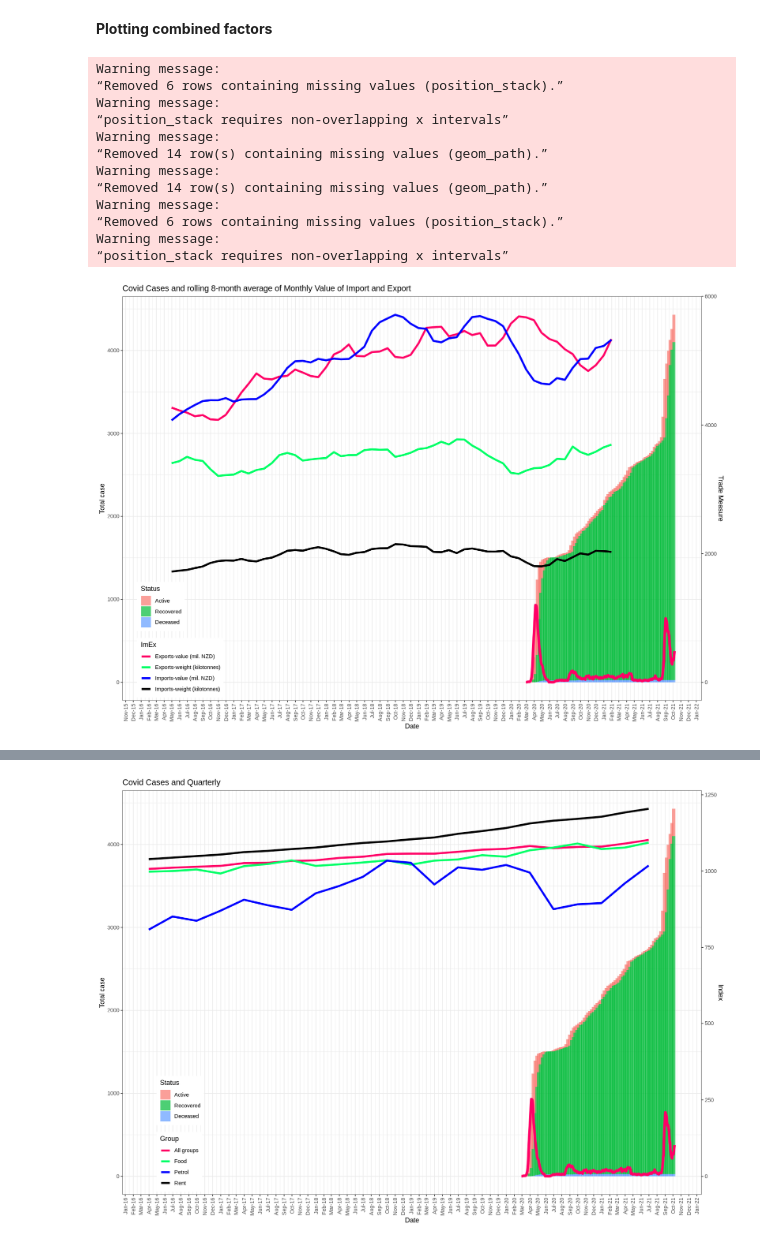
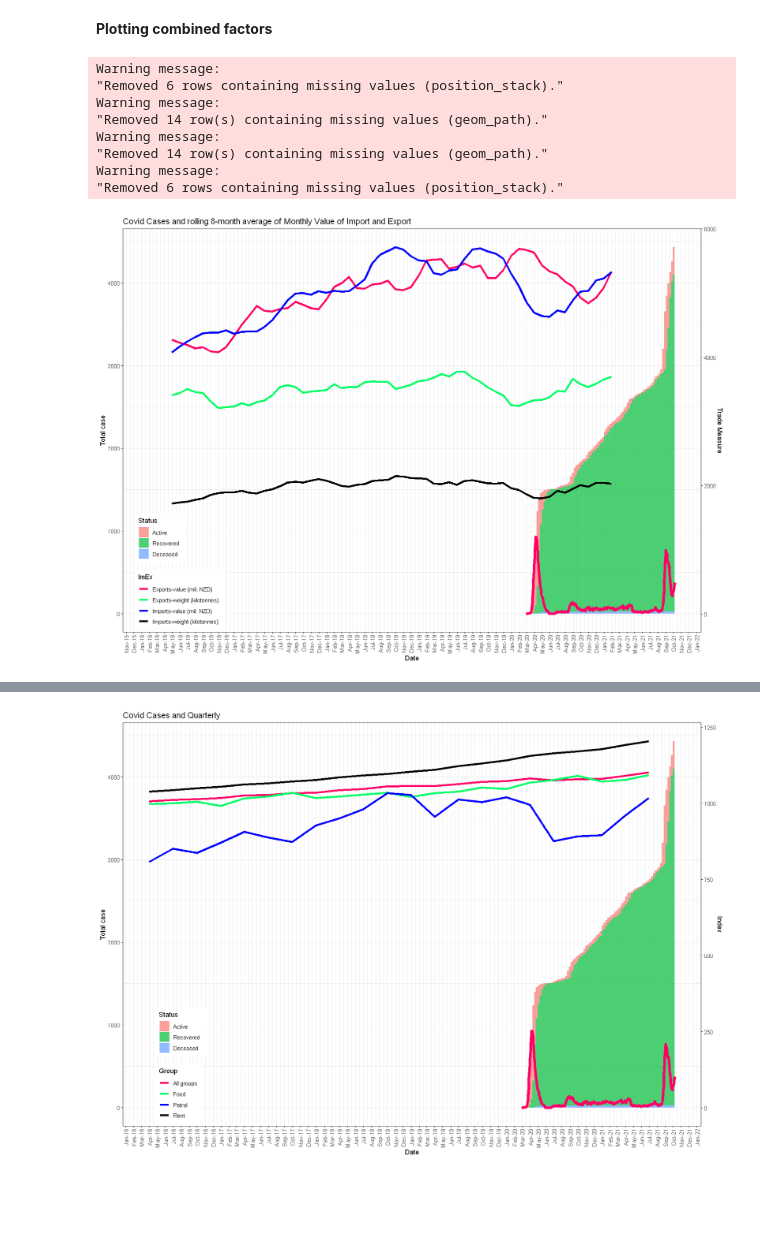
Before and after one commit to oscar-toohey/DATA201-group-project, a Jupyter notebook: Notebook_Final.ipynb, the cells around one changed output, grey strips where cells are left out. Saved outputs shown, nothing was run; the diff lists cells and outputs as text; code cells hidden in the pictures; blank space fills up the shorter version.

```diff
--- a/Notebook_Final.ipynb
+++ b/Notebook_Final.ipynb
@@ -154,8 +136,12 @@ trim_Covid_Raw_df <-function(covid_df, option) {
     return (covid_df)
 }
 
+PLOT_SIZE <- c(14, 10) # in inches
+options(repr.plot.width = PLOT_SIZE[1], repr.plot.height = PLOT_SIZE[2]) # Size of graph display
 savePlot <- function(filename, df_plot) {
-    ggsave(paste("img", filename, sep="/"), plot = df_plot)
+    ggsave(paste("img", filename, sep="/"), plot = df_plot,
+           width = 14, height = 10,
+           dpi = 300, units = "in", device='png')
 }
 # %% [markdown]
 **Explore data**
@@ -566,7 +550,7 @@ color <- c(rgb(1,0,0.4,1), rgb(0,1,0.4,1), rgb(0,0,1,1), rgb(0,0,0,1))
 covid_trade_plot <- ggplot() +
 
         # Covid-case count barplot
-        geom_bar(stat='identity', data = graph_week_df, alpha=0.7, width=12,
+        geom_bar(stat='identity', data = graph_week_df, alpha=0.7, width=7,
                  aes(x=Monday, y=Value, fill=factor(Status)) ) +
         geom_line(data=getByStatus(graph_df, "Active"), colour=color[1], size=2,
                  aes(x=Date, y=Value)) +
@@ -596,7 +580,7 @@ color <- c(rgb(1,0,0.4,1), rgb(0,1,0.4,1), rgb(0,0,1,1), rgb(0,0,0,1))
 covid_cpi_plot <- ggplot() +
 
         # Covid-case count barplot
-        geom_bar(stat='identity', data = graph_week_df, alpha=0.7, width=12,
+        geom_bar(stat='identity', data = graph_week_df, alpha=0.7, width=7,
                  aes(x=Monday, y=Value, fill=factor(Status)) ) +
         geom_line(data=getByStatus(graph_df, "Active"), colour=color[1], size=2,
                  aes(x=Date, y=Value)) +
@@ -625,19 +609,15 @@ covid_trade_plot
 covid_cpi_plot
 
 # Save Plots
-# savePlot("CombinedPlot_ImEx.png", covid_trade_plot)
-# savePlot("CPI2020.png", covid_cpi_plot)
+savePlot("CombinedPlot_ImEx.png", covid_trade_plot)
+savePlot("CombinedPlot_CPI.png", covid_cpi_plot)
 # %% [output]
 Warning message:
-“Removed 6 rows containing missing values (position_stack).”
+"Removed 6 rows containing missing values (position_stack)."
 Warning message:
-“position_stack requires non-overlapping x intervals”
+"Removed 14 row(s) containing missing values (geom_path)."
 Warning message:
-“Removed 14 row(s) containing missing values (geom_path).”
+"Removed 14 row(s) containing missing values (geom_path)."
 Warning message:
-“Removed 14 row(s) containing missing values (geom_path).”
-Warning message:
-“Removed 6 rows containing missing values (position_stack).”
-Warning message:
-“position_stack requires non-overlapping x intervals”
+"Removed 6 rows containing missing values (position_stack)."
-[figure, old version]
+[figure, new version]
@@ -644 +632 @@ Warning message:
-[figure, old version]
+[figure, new version]
```
Also changed, not shown: parts of 10 cells of this notebook, 6 other files.
